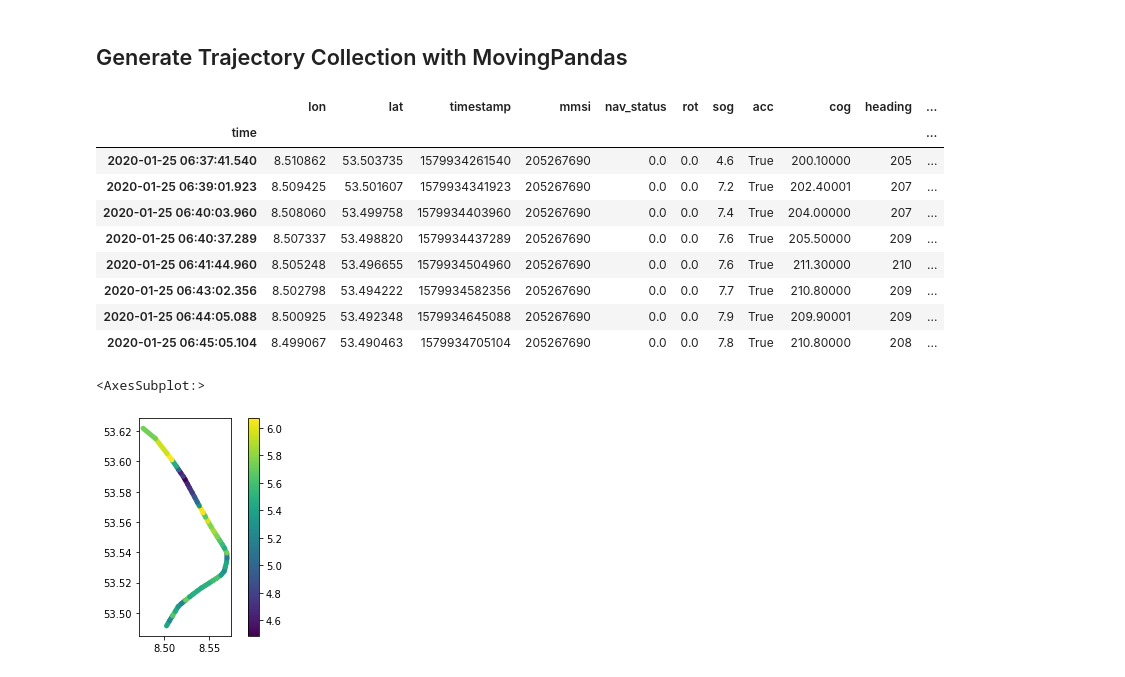
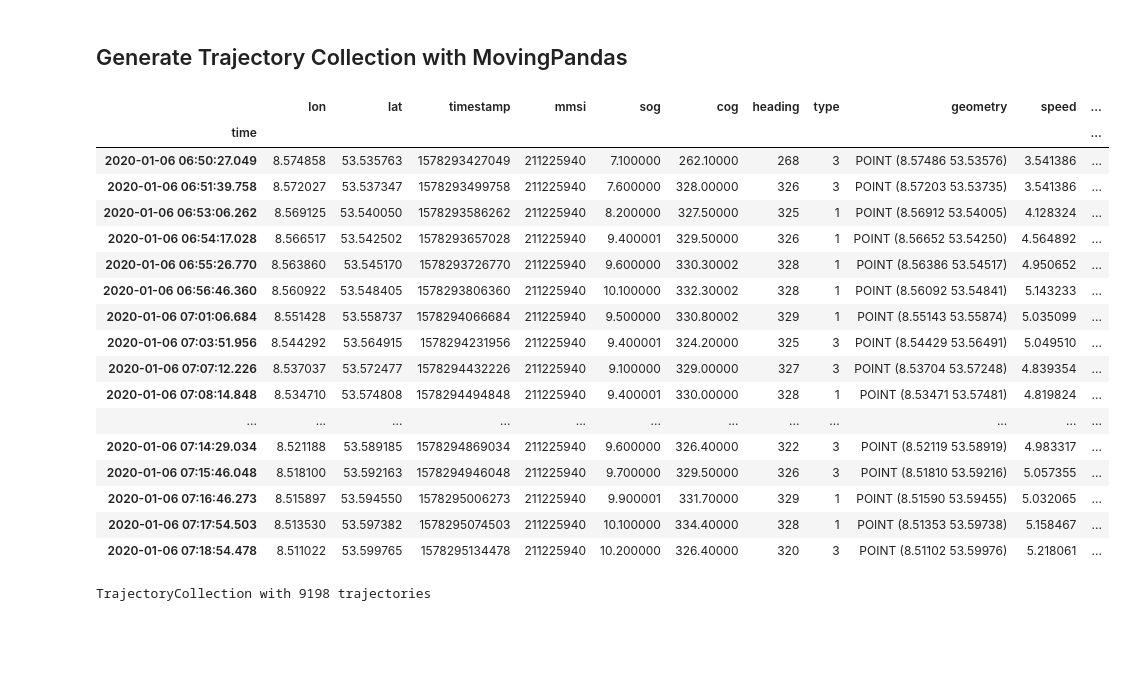
Before and after one commit to kono94/ship-path-prediction, a Jupyter notebook: deeprl/scripts/process_trajectories.ipynb, the cells around one changed output. Saved outputs shown, nothing was run; the diff lists cells and outputs as text; code cells hidden in the pictures; blank space fills up the shorter version.

```diff
--- a/deeprl/scripts/process_trajectories.ipynb
+++ b/deeprl/scripts/process_trajectories.ipynb
@@ -20,0 +22,9 @@ from shapely.geometry import Polygon
+# %%
+prefix = '../../data/processed'
+json_pattern = os.path.join(prefix,'*.csv')
+file_list = glob.glob(json_pattern)
+
+dfs = [] # an empty list to store the data frames
+for file in tqdm(file_list):
+    dfs.append( pd.read_csv(file)) # append the data frame to the list
+temp = pd.concat(dfs, ignore_index=True) # concatenate all the data frames in the list.
@@ -21,5 +183,5 @@ from shapely.geometry import Polygon
 # %%
-path_to_json = '../../data/raw_data/2020_01'
+path_to_json = '../../data/ais-hub/2020_10'
 
 json_pattern = os.path.join(path_to_json,'*.json')
 file_list = glob.glob(json_pattern)
@@ -34,11 +196,13 @@ temp = pd.concat(dfs, ignore_index=True) # concatenate all the data frames in th
 # %% [markdown]
 ## Preprocessing dataframe
 # %%
-df = temp[['longitude', 'latitude', 'absolute-time', 'source-mmsi', 'navigational-status', 'rate-of-turn', 'speed-over-ground', 'position-accuracy', 'course-over-ground', \
+df = temp[['longitude', 'latitude', 'absolute-time', 'source-mmsi', 'speed-over-ground',  'course-over-ground', \
           'true-heading', 'type' ]]
-
+#'navigational-status'
+#'position-accuracy',
+#'rate-of-turn',
 # remove rows with NaNs (just 'navigational-status' and 'rate-of-turn')
 df = df.dropna()
 df = df.rename(columns={'longitude': 'lon', 'latitude': 'lat', 'absolute-time': 'timestamp', 'source-mmsi': 'mmsi',\
-    'navigational-status': 'nav_status', 'rate-of-turn': 'rot', 'speed-over-ground': 'sog', 'position-accuracy': 'acc', 'course-over-ground': 'cog',\
+    'speed-over-ground': 'sog', 'course-over-ground': 'cog',\
     'true-heading': 'heading'})
@@ -60,7 +279,7 @@ gdf = gdf.set_index('time')
 ## Generate Trajectory Collection with MovingPandas
 # %%
 # Specify minimum length for a trajectory (in meters)
-minimum_length = 200
+minimum_length = 1200
 collection = mpd.TrajectoryCollection(gdf, 'mmsi', min_length=minimum_length)
 # %%
 # (optional) add calculated speed and direction direct from the lat/lon position of the vessel.
@@ -69,18 +288,26 @@ collection = mpd.TrajectoryCollection(gdf, 'mmsi', min_length=minimum_length)
 collection.add_speed(overwrite=True)
 collection.add_direction(overwrite=True)
 # %%
-collection.trajectories[0].df
+collection.trajectories[1].df
 # %% [output]
-|  | lon | lat | timestamp | mmsi | nav_status | rot | sog | acc | cog | heading | ... |
+|  | lon | lat | timestamp | mmsi | sog | cog | heading | type | geometry | speed | ... |
 | time |  |  |  |  |  |  |  |  |  |  | ... |
-| 2020-01-25 06:37:41.540 | 8.510862 | 53.503735 | 1579934261540 | 205267690 | 0.0 | 0.0 | 4.6 | True | 200.10000 | 205 | ... |
-| 2020-01-25 06:39:01.923 | 8.509425 | 53.501607 | 1579934341923 | 205267690 | 0.0 | 0.0 | 7.2 | True | 202.40001 | 207 | ... |
-| 2020-01-25 06:40:03.960 | 8.508060 | 53.499758 | 1579934403960 | 205267690 | 0.0 | 0.0 | 7.4 | True | 204.00000 | 207 | ... |
-| 2020-01-25 06:40:37.289 | 8.507337 | 53.498820 | 1579934437289 | 205267690 | 0.0 | 0.0 | 7.6 | True | 205.50000 | 209 | ... |
-| 2020-01-25 06:41:44.960 | 8.505248 | 53.496655 | 1579934504960 | 205267690 | 0.0 | 0.0 | 7.6 | True | 211.30000 | 210 | ... |
-| 2020-01-25 06:43:02.356 | 8.502798 | 53.494222 | 1579934582356 | 205267690 | 0.0 | 0.0 | 7.7 | True | 210.80000 | 209 | ... |
-| 2020-01-25 06:44:05.088 | 8.500925 | 53.492348 | 1579934645088 | 205267690 | 0.0 | 0.0 | 7.9 | True | 209.90001 | 209 | ... |
-| 2020-01-25 06:45:05.104 | 8.499067 | 53.490463 | 1579934705104 | 205267690 | 0.0 | 0.0 | 7.8 | True | 210.80000 | 208 | ... |
+| 2020-01-06 06:50:27.049 | 8.574858 | 53.535763 | 1578293427049 | 211225940 | 7.100000 | 262.10000 | 268 | 3 | POINT (8.57486 53.53576) | 3.541386 | ... |
+| 2020-01-06 06:51:39.758 | 8.572027 | 53.537347 | 1578293499758 | 211225940 | 7.600000 | 328.00000 | 326 | 3 | POINT (8.57203 53.53735) | 3.541386 | ... |
+| 2020-01-06 06:53:06.262 | 8.569125 | 53.540050 | 1578293586262 | 211225940 | 8.200000 | 327.50000 | 325 | 1 | POINT (8.56912 53.54005) | 4.128324 | ... |
+| 2020-01-06 06:54:17.028 | 8.566517 | 53.542502 | 1578293657028 | 211225940 | 9.400001 | 329.50000 | 326 | 1 | POINT (8.56652 53.54250) | 4.564892 | ... |
+| 2020-01-06 06:55:26.770 | 8.563860 | 53.545170 | 1578293726770 | 211225940 | 9.600000 | 330.30002 | 328 | 1 | POINT (8.56386 53.54517) | 4.950652 | ... |
+| 2020-01-06 06:56:46.360 | 8.560922 | 53.548405 | 1578293806360 | 211225940 | 10.100000 | 332.30002 | 328 | 1 | POINT (8.56092 53.54841) | 5.143233 | ... |
+| 2020-01-06 07:01:06.684 | 8.551428 | 53.558737 | 1578294066684 | 211225940 | 9.500000 | 330.80002 | 329 | 1 | POINT (8.55143 53.55874) | 5.035099 | ... |
+| 2020-01-06 07:03:51.956 | 8.544292 | 53.564915 | 1578294231956 | 211225940 | 9.400001 | 324.20000 | 325 | 3 | POINT (8.54429 53.56491) | 5.049510 | ... |
+| 2020-01-06 07:07:12.226 | 8.537037 | 53.572477 | 1578294432226 | 211225940 | 9.100000 | 329.00000 | 327 | 3 | POINT (8.53704 53.57248) | 4.839354 | ... |
+| 2020-01-06 07:08:14.848 | 8.534710 | 53.574808 | 1578294494848 | 211225940 | 9.400001 | 330.00000 | 328 | 1 | POINT (8.53471 53.57481) | 4.819824 | ... |
+| ... | ... | ... | ... | ... | ... | ... | ... | ... | ... | ... | ... |
+| 2020-01-06 07:14:29.034 | 8.521188 | 53.589185 | 1578294869034 | 211225940 | 9.600000 | 326.40000 | 322 | 3 | POINT (8.52119 53.58919) | 4.983317 | ... |
+| 2020-01-06 07:15:46.048 | 8.518100 | 53.592163 | 1578294946048 | 211225940 | 9.700000 | 329.50000 | 326 | 3 | POINT (8.51810 53.59216) | 5.057355 | ... |
+| 2020-01-06 07:16:46.273 | 8.515897 | 53.594550 | 1578295006273 | 211225940 | 9.900001 | 331.70000 | 329 | 1 | POINT (8.51590 53.59455) | 5.032065 | ... |
+| 2020-01-06 07:17:54.503 | 8.513530 | 53.597382 | 1578295074503 | 211225940 | 10.100000 | 334.40000 | 328 | 1 | POINT (8.51353 53.59738) | 5.158467 | ... |
+| 2020-01-06 07:18:54.478 | 8.511022 | 53.599765 | 1578295134478 | 211225940 | 10.200000 | 326.40000 | 320 | 3 | POINT (8.51102 53.59976) | 5.218061 | ... |
 # %%
 # Remove Trajectories that have too long gaps in consecutive AIS signals
 trips = mpd.ObservationGapSplitter(collection).split(gap=timedelta(minutes=5))
@@ -104,7 +331,4 @@ area_of_intereset = Polygon([(8.4867561,53.486203), (8.4867923,53.4861983), (8.5
 # TODO not working at all (returns 0 trajectories)
 # clipped_trips = trips.clip(area_of_intereset)
 # %%
-trips.trajectories[2].plot(column="speed", linewidth=5, capstyle='round', legend=True)
+#trips.trajectories[2].plot(column="speed", linewidth=5, capstyle='round', legend=True)
-# %% [output]
-<AxesSubplot:>
-[figure, removed]
@@ -133 +360,5 @@ def resample_and_interpolate(trips, resample_interval="5S", interpolate_method="
+# %%
+trips
+# %% [output]
+TrajectoryCollection with 9198 trajectories
 # %%
```
Also changed, not shown: parts of 31 cells of this notebook, 10 other files.
